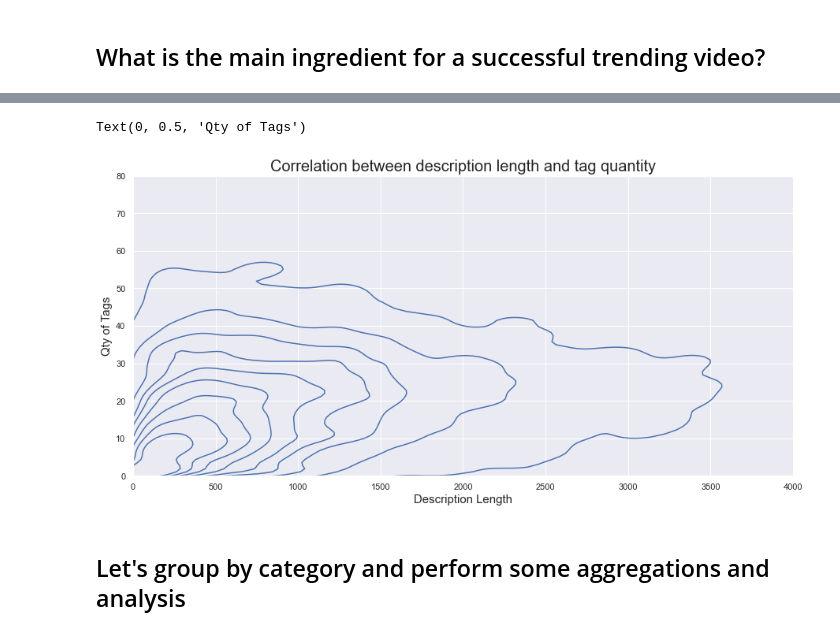
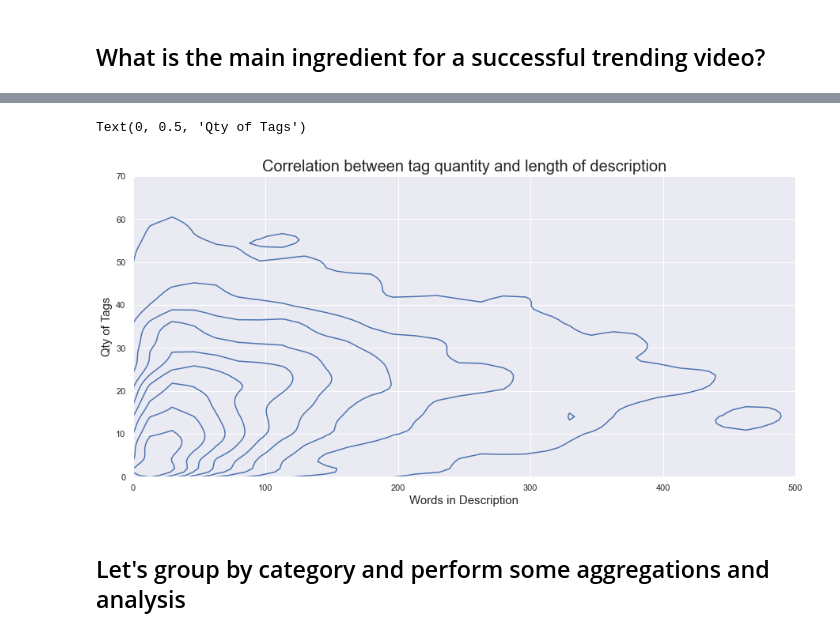
Before and after one commit to danielosetiawan/YouTube-EDA, a Jupyter notebook: youtube ipynb.ipynb, the cells around one changed output, grey strips where cells are left out. Drawn from its saved outputs; the diff is of its cells as text; code cells hidden in the pictures.

```diff
--- a/youtube ipynb.ipynb
+++ b/youtube ipynb.ipynb
@@ -173,13 +175,13 @@ Text(0, 0.5, 'Qty of Tags')
 # %%
 sns.kdeplot(x='len_desc', y='qty_tags', data=df, palette='Set2')
-plt.xlim(0, 4000)
-plt.ylim(0, 80)
-plt.title('Correlation between description length and tag quantity', fontsize = 20)
-plt.xlabel('Description Length', fontsize = 15)
+plt.xlim(0, 500)
+plt.ylim(0, 70)
+plt.title('Correlation between tag quantity and length of description', fontsize = 20)
+plt.xlabel('Words in Description', fontsize = 15)
 plt.ylabel('Qty of Tags', fontsize = 15)
 # %% [output]
 Text(0, 0.5, 'Qty of Tags')
-[figure, old version]
+[figure, new version]
 # %% [markdown]
 ## Let's group by category and perform some aggregations and analysis
 # %%
```
Also changed, not shown: parts of 18 cells of this notebook, 2 other files.
